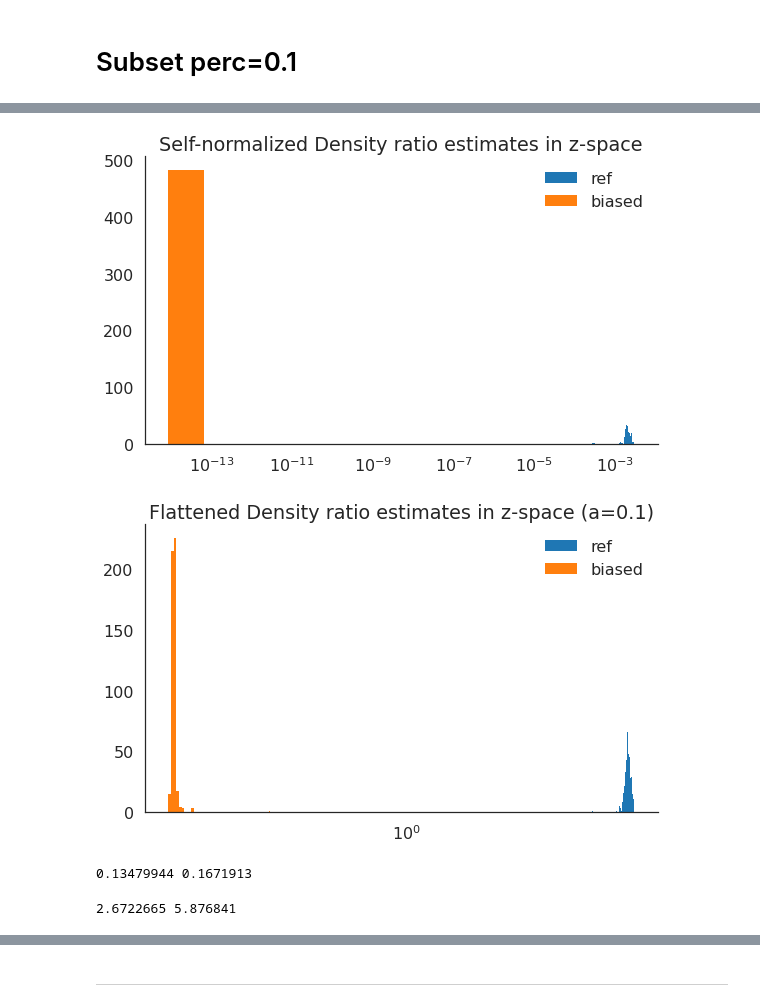
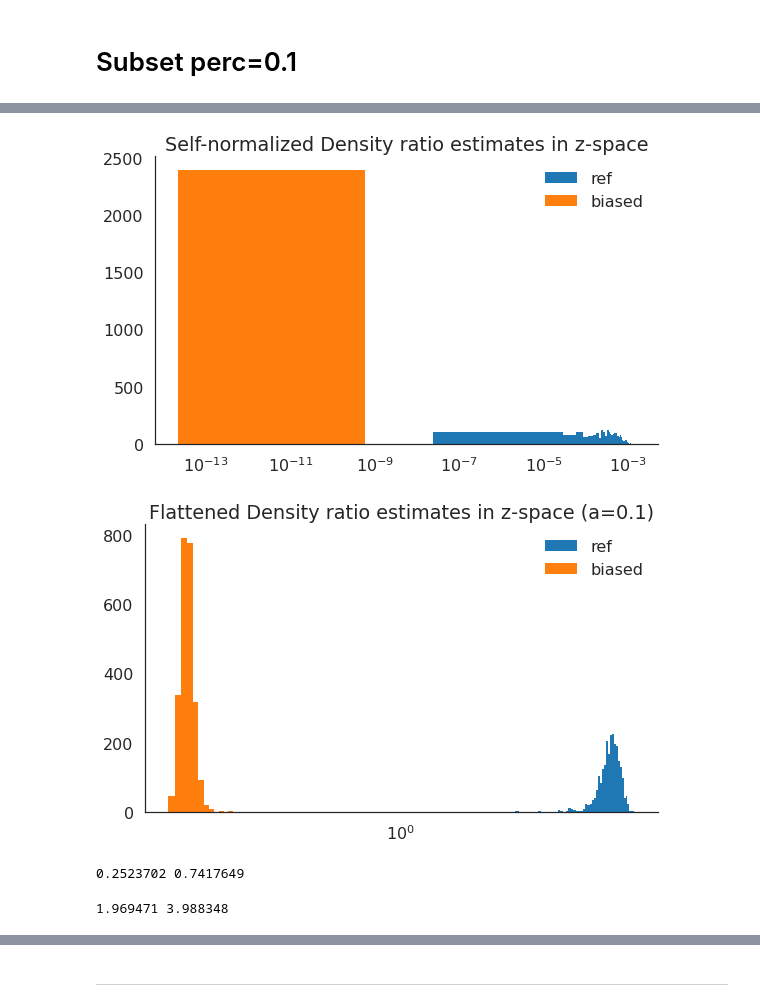
Before and after one commit to ermongroup/f-dre, a Jupyter notebook: notebooks/density ratios.ipynb, the cells around one changed output, grey strips where cells are left out. Saved outputs shown, nothing was run; the diff lists cells and outputs as text; code cells hidden in the pictures.

```diff
--- a/notebooks/density ratios.ipynb
+++ b/notebooks/density ratios.ipynb
@@ -51,7 +51,7 @@ _ = plt.hist(all_zs[all_dys==1].sum(-1), bins=50)
 # %% [markdown]
 # Subset perc=0.1
 # %%
-data = np.load('src/classification/results/redo_mnist_subset_z_perc0.1_mlp/val_ratios.npz')
+data = np.load('src/classification/results/mnist_z_perc1.0/val_ratios.npz')
 ratios = data['ratios']
 new_ratios = data['ratios'][ratios != np.inf]
 y = data['d_labels'][ratios != np.inf]
@@ -111,26 +131,28 @@ plt.legend()
 sns.despine()
 plt.tight_layout()
 # %% [output]
-[figure, old version]
+[figure, new version]
+# %%
+a = 0.1
 # %%
 plt.figure(figsize=(8,5))
 
-_ = plt.hist(new_ratios[y==1]**0.1, bins=50, label='ref')
-_ = plt.hist(new_ratios[y==0]**0.1, bins=50, label='biased')
+_ = plt.hist(new_ratios[y==1]**a, bins=50, label='ref')
+_ = plt.hist(new_ratios[y==0]**a, bins=50, label='biased')
 plt.xscale('log')
 # plt.yscale('log')
 
 plt.title('Flattened Density ratio estimates in z-space (a=0.1)')
 plt.legend()
 sns.despine()
 plt.tight_layout()
 # %% [output]
-[figure, old version]
+[figure, new version]
 # %%
-print(np.min(new_ratios[y==0]**0.1), np.max(new_ratios[y==0]**0.1))
+print(np.min(new_ratios[y==0]**a), np.max(new_ratios[y==0]**a))
 # %% [output]
-0.13479944 0.1671913
+0.2523702 0.7417649
 # %%
-print(np.min(new_ratios[y==1]**0.1), np.max(new_ratios[y==1]**0.1))
+print(np.min(new_ratios[y==1]**a), np.max(new_ratios[y==1]**a))
 # %% [output]
-2.6722665 5.876841
+1.969471 3.988348
```
Also changed, not shown: parts of 8 cells of this notebook, 6 other files.
